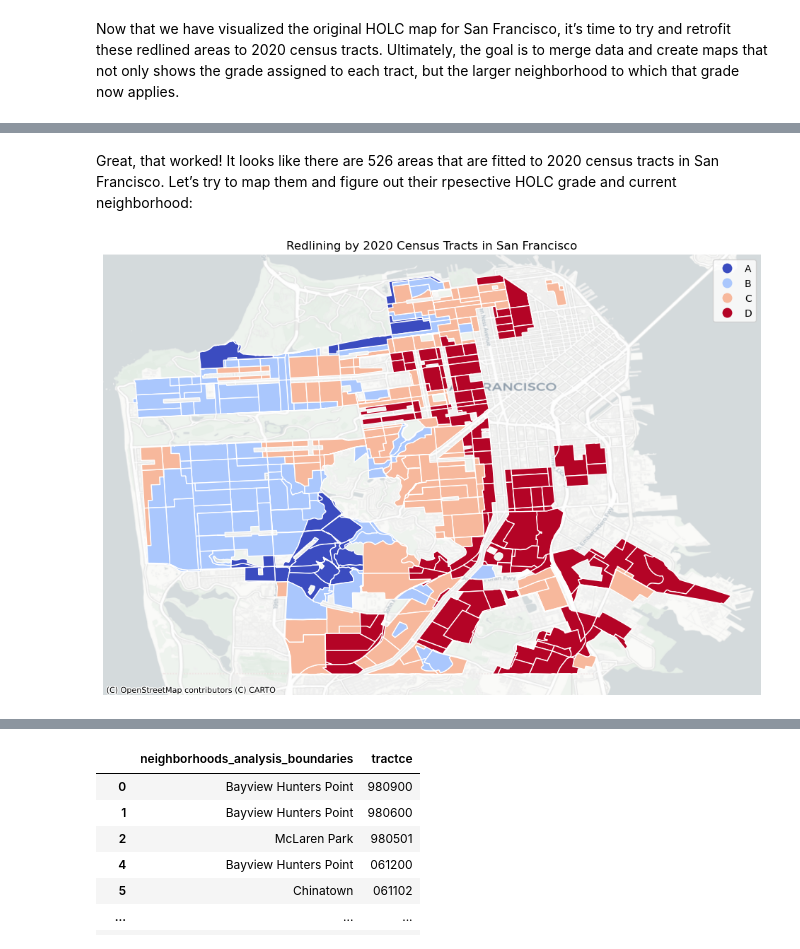
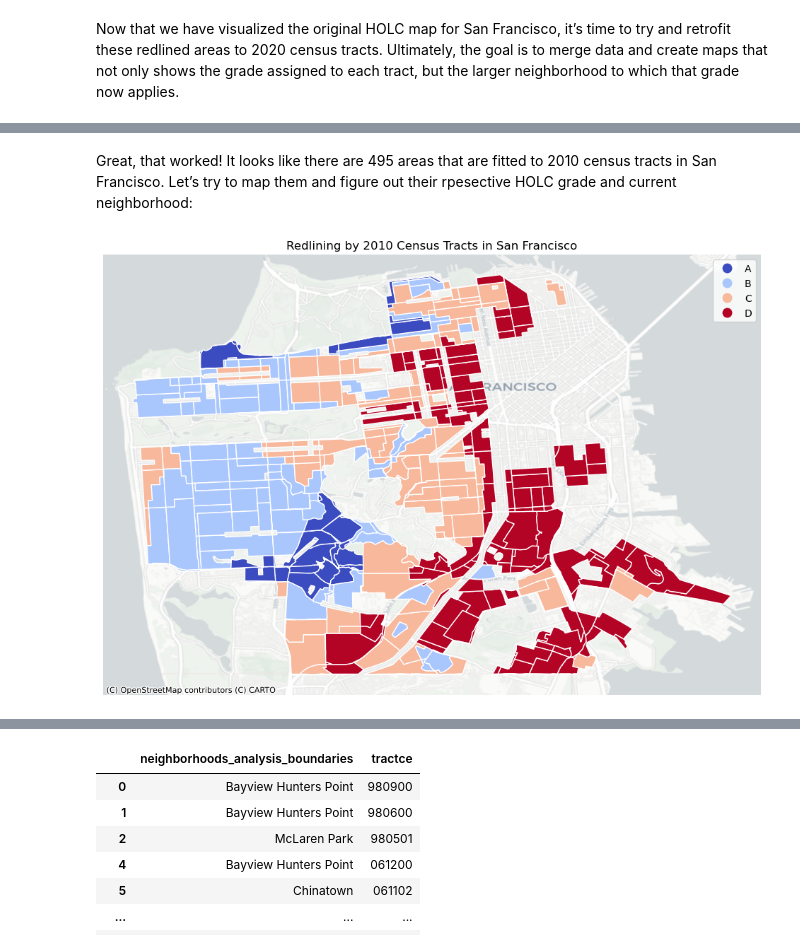
Before and after one commit to tommychandler5/221project, a Jupyter notebook: Group Assignments/Final Deliverables /Health Index.ipynb, the cells around one changed output, grey strips where cells are left out. Drawn from its saved outputs; the diff is of its cells as text; code cells hidden in the pictures.

```diff
--- a/Group Assignments/Final Deliverables /Health Index.ipynb
+++ b/Group Assignments/Final Deliverables /Health Index.ipynb
@@ -23,7 +23,7 @@ import matplotlib.pyplot as plt
 import contextily as ctx
 # %%
 # bringing over the redlining to census tract data from the Mapping Inequality Project github
-ct = gpd.read_file("https://raw.githubusercontent.com/americanpanorama/Census_HOLC_Research/main/2020_Census_Tracts/Tracts_2020_HOLC.geojson")
+ct = gpd.read_file("https://raw.githubusercontent.com/americanpanorama/Census_HOLC_Research/main/2010_Census_Tracts/holc_census_tracts.geojson")
 # %%
 ct.info()
 # %% [output]
@@ -76,5 +78,5 @@ ct.query("MAX_city == 'San Francisco'")
 # %% [markdown]
-Great, that worked! It looks like there are 526 areas that are fitted to 2020 census tracts in
+Great, that worked! It looks like there are 495 areas that are fitted to 2010 census tracts in
 San Francisco. Let’s try to map them and figure out their rpesective HOLC grade and current
 neighborhood:
 # %%
@@ -82,23 +84,23 @@ neighborhood:
 cities = ["San Francisco"]
 # %%
 # # creating a color coded map of SF census tracts, according to HOLC grade
-for MAX_city in cities:
+for st_name in cities:
 
     # map it
     fig, ax = plt.subplots(figsize=(12,10))
 
     # map options: notice the query to filter by individual city
-    ct[ct.MAX_city == MAX_city].plot(column = 'FIRST_holc_grade',legend=True,
+    ct[ct.st_name == st_name].plot(column = 'holc_grade',legend=True,
   edgecolor='white',cmap = 'coolwarm',ax=ax)
     # no axes
     ax.axis('off')
 
     # title
-    ax.set_title('Redlining by 2020 Census Tracts in San Francisco')
+    ax.set_title('Redlining by 2010 Census Tracts in San Francisco')
 
     ctx.add_basemap(ax,  source=ctx.providers.CartoDB.Positron, crs=4326)
 # %% [output]
-[figure, old version]
+[figure, new version]
 # %%
 #bringing in the SF Neighborhood Analysis by 2020 Census Tract spatial data from DataSF to merge
 nhoods = gpd.read_file('data/SF2020_Neighborhoods_CTs.geojson')
```
Also changed, not shown: parts of 18 cells of this notebook, 1 other file.
